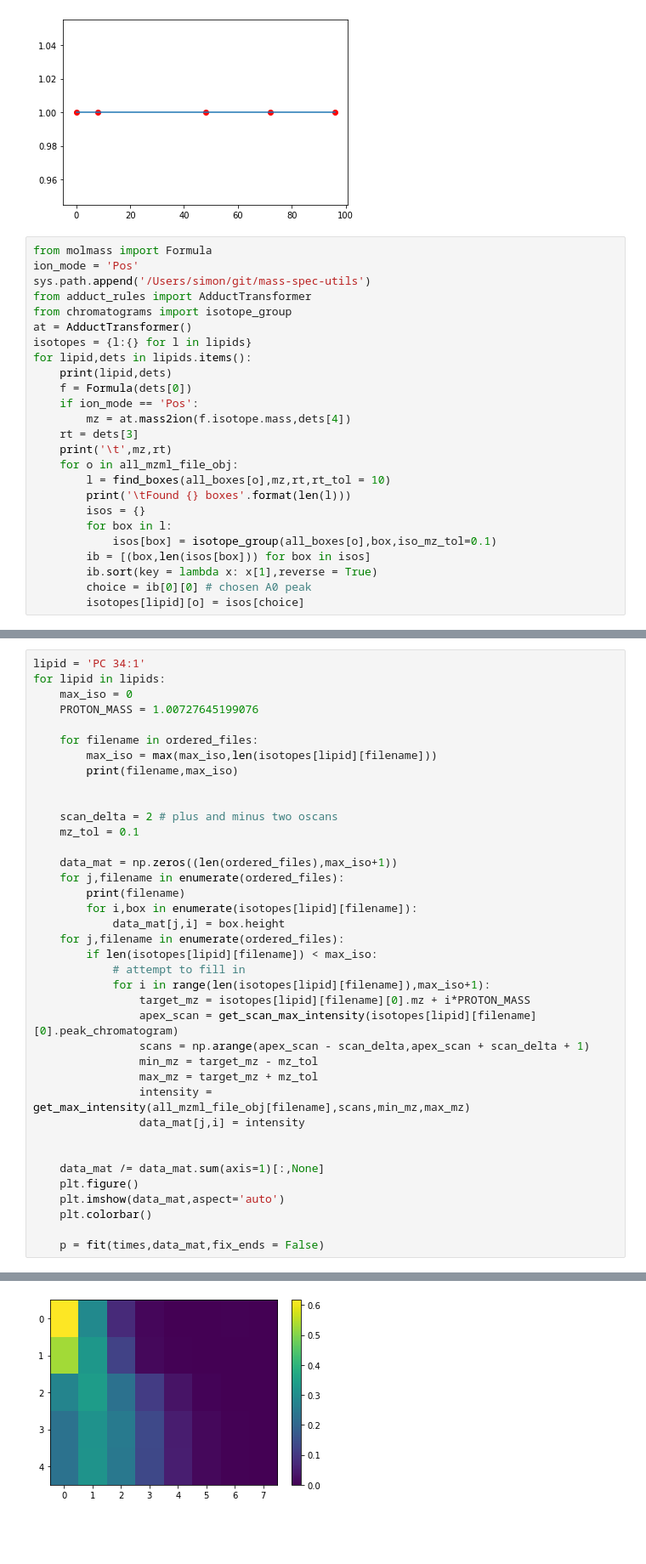
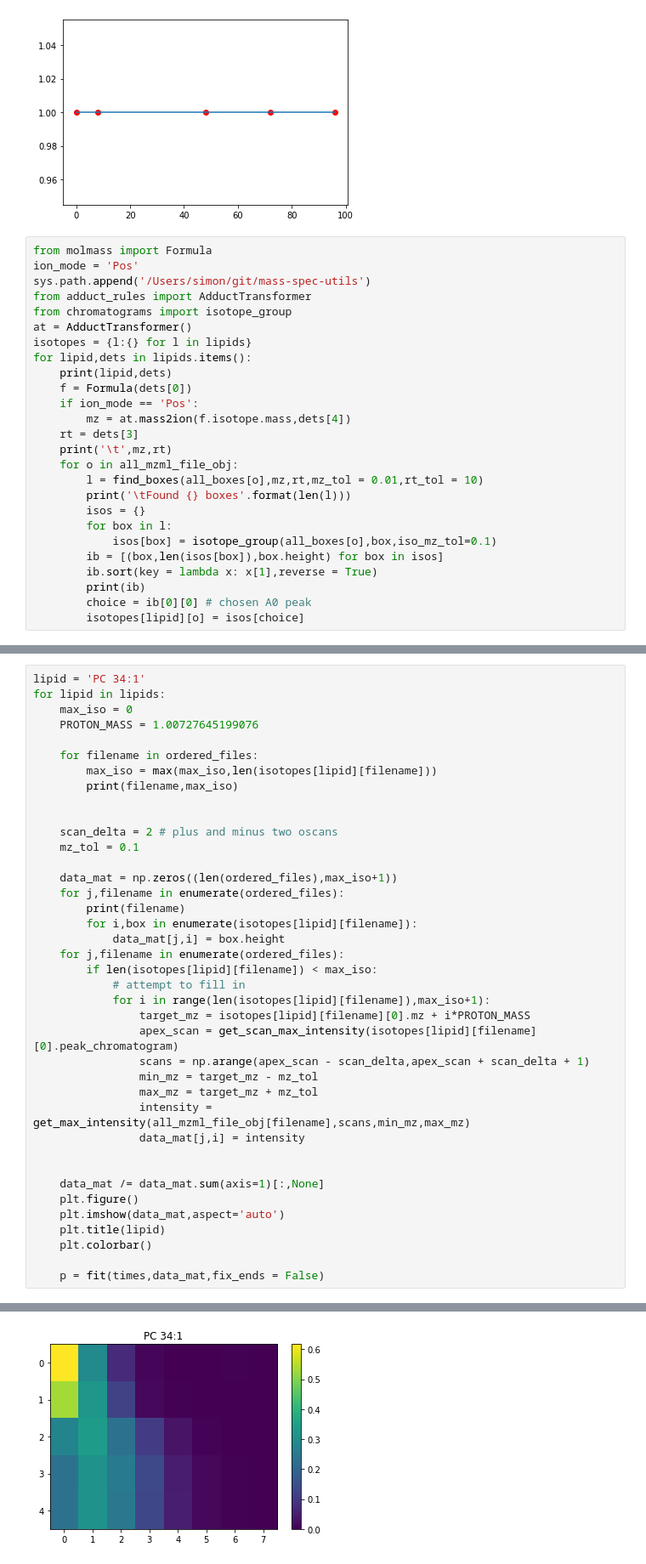
Before and after one commit to sdrogers/lipid_prototype, a Jupyter notebook: notebooks/Generic_mz.ipynb, the cells around one changed output, grey strips where cells are left out. Shown at 85% size. Drawn from its saved outputs; the diff is of its cells as text; blank space fills up the shorter version.

```diff
--- a/notebooks/Generic_mz.ipynb
+++ b/notebooks/Generic_mz.ipynb
@@ -277,13 +277,14 @@ for lipid,dets in lipids.items():
     rt = dets[3]
     print('\t',mz,rt)
     for o in all_mzml_file_obj:
-        l = find_boxes(all_boxes[o],mz,rt,rt_tol = 10)
+        l = find_boxes(all_boxes[o],mz,rt,mz_tol = 0.01,rt_tol = 10)
         print('\tFound {} boxes'.format(len(l)))
         isos = {}
         for box in l:
             isos[box] = isotope_group(all_boxes[o],box,iso_mz_tol=0.1)
-        ib = [(box,len(isos[box])) for box in isos]
+        ib = [(box,len(isos[box]),box.height) for box in isos]
         ib.sort(key = lambda x: x[1],reverse = True)
+        print(ib)
         choice = ib[0][0] # chosen A0 peak
         isotopes[lipid][o] = isos[choice]
 # %% [output]
@@ -357,32 +358,33 @@ for lipid in lipids:
                 min_mz = target_mz - mz_tol
                 max_mz = target_mz + mz_tol
                 intensity = get_max_intensity(all_mzml_file_obj[filename],scans,min_mz,max_mz)
                 data_mat[j,i] = intensity
 
 
     data_mat /= data_mat.sum(axis=1)[:,None]
     plt.figure()
     plt.imshow(data_mat,aspect='auto')
+    plt.title(lipid)
     plt.colorbar()
 
     p = fit(times,data_mat,fix_ends = False)
 # %% [output]
 /home/simon/data/lipid_files/lipid_files/Condition_1/Pos/picked_peaks_relaxed/0_pp_d20_pos_1_box.csv 4
 /home/simon/data/lipid_files/lipid_files/Condition_1/Pos/picked_peaks_relaxed/8_pp_d20_pos_1_box.csv 5
 /home/simon/data/lipid_files/lipid_files/Condition_1/Pos/picked_peaks_relaxed/48_pp_d20_pos_1_box.csv 7
 /home/simon/data/lipid_files/lipid_files/Condition_1/Pos/picked_peaks_relaxed/72_pp_d20_pos_1_box.csv 7
 /home/simon/data/lipid_files/lipid_files/Condition_1/Pos/picked_peaks_relaxed/96_pp_d20__box.csv 7
 /home/simon/data/lipid_files/lipid_files/Condition_1/Pos/picked_peaks_relaxed/0_pp_d20_pos_1_box.csv
 /home/simon/data/lipid_files/lipid_files/Condition_1/Pos/picked_peaks_relaxed/8_pp_d20_pos_1_box.csv
 /home/simon/data/lipid_files/lipid_files/Condition_1/Pos/picked_peaks_relaxed/48_pp_d20_pos_1_box.csv
 /home/simon/data/lipid_files/lipid_files/Condition_1/Pos/picked_peaks_relaxed/72_pp_d20_pos_1_box.csv
 /home/simon/data/lipid_files/lipid_files/Condition_1/Pos/picked_peaks_relaxed/96_pp_d20__box.csv
 /home/simon/data/lipid_files/lipid_files/Condition_1/Pos/picked_peaks_relaxed/0_pp_d20_pos_1_box.csv 3
 /home/simon/data/lipid_files/lipid_files/Condition_1/Pos/picked_peaks_relaxed/8_pp_d20_pos_1_box.csv 3
 ... (44 lines left out)
 /home/simon/data/lipid_files/lipid_files/Condition_1/Pos/picked_peaks_relaxed/8_pp_d20_pos_1_box.csv
 /home/simon/data/lipid_files/lipid_files/Condition_1/Pos/picked_peaks_relaxed/48_pp_d20_pos_1_box.csv
 /home/simon/data/lipid_files/lipid_files/Condition_1/Pos/picked_peaks_relaxed/72_pp_d20_pos_1_box.csv
 /home/simon/data/lipid_files/lipid_files/Condition_1/Pos/picked_peaks_relaxed/96_pp_d20__box.csv
-[figure, old version]
+[figure, new version]
 [figure]
```
Also changed, not shown: parts of 2 cells of this notebook.
